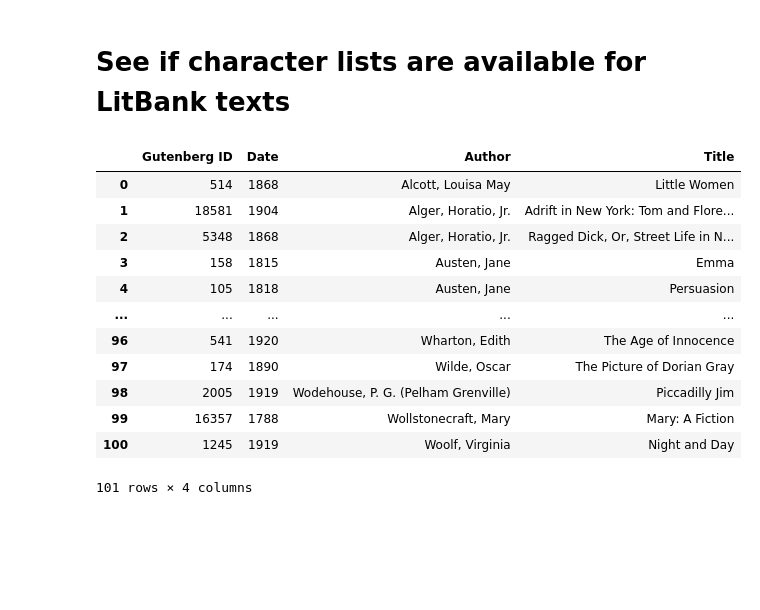
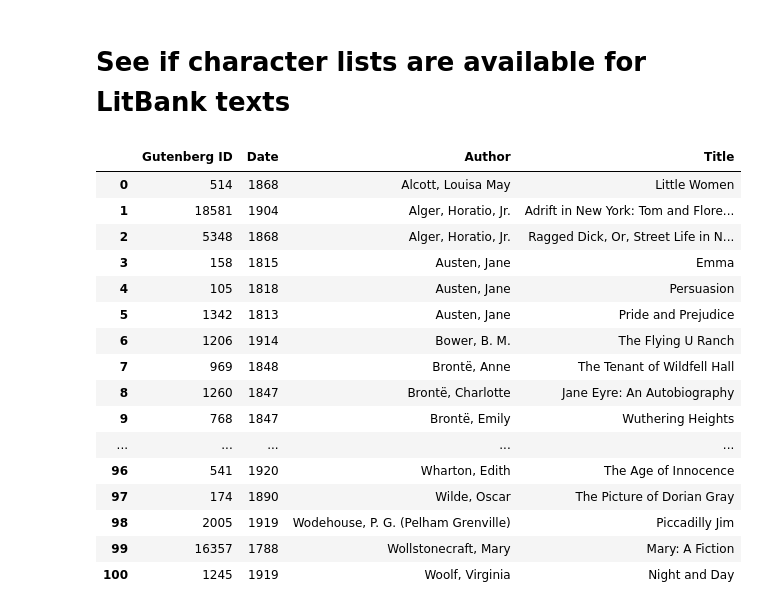
Before and after one commit to michaelmilleryoder/storyq_scripts, a Jupyter notebook: jupyter/litbank.ipynb, the cells around one changed output. Drawn from its saved outputs; the diff is of its cells as text; code cells hidden in the pictures; blank space fills up the shorter version.

Commit message:
litbank exploration

```diff
--- a/jupyter/litbank.ipynb
+++ b/jupyter/litbank.ipynb
@@ -3,21 +3,27 @@
 # %%
 # Build LitBank titles
 import pandas as pd
+pd.set_option('display.max_rows', None)
+pd.set_option('display.max_colwidth', None)
 
 fpath = '/data/storyq/litbank_titles.csv'
-litbank_info = pd.read_csv(fpath, sep='\t+')
-litbank_info
+litbank = pd.read_csv(fpath, sep='\t+')
+litbank
 # %% [output]
 |  | Gutenberg ID | Date | Author | Title |
 | 0 | 514 | 1868 | Alcott, Louisa May | Little Women |
 | 1 | 18581 | 1904 | Alger, Horatio, Jr. | Adrift in New York: Tom and Flore... |
 | 2 | 5348 | 1868 | Alger, Horatio, Jr. | Ragged Dick, Or, Street Life in N... |
 | 3 | 158 | 1815 | Austen, Jane | Emma |
 | 4 | 105 | 1818 | Austen, Jane | Persuasion |
+| 5 | 1342 | 1813 | Austen, Jane | Pride and Prejudice |
+| 6 | 1206 | 1914 | Bower, B. M. | The Flying U Ranch |
+| 7 | 969 | 1848 | Brontë, Anne | The Tenant of Wildfell Hall |
+| 8 | 1260 | 1847 | Brontë, Charlotte | Jane Eyre: An Autobiography |
+| 9 | 768 | 1847 | Brontë, Emily | Wuthering Heights |
 | ... | ... | ... | ... | ... |
 | 96 | 541 | 1920 | Wharton, Edith | The Age of Innocence |
 | 97 | 174 | 1890 | Wilde, Oscar | The Picture of Dorian Gray |
 | 98 | 2005 | 1919 | Wodehouse, P. G. (Pelham Grenville) | Piccadilly Jim |
 | 99 | 16357 | 1788 | Wollstonecraft, Mary | Mary: A Fiction |
 | 100 | 1245 | 1919 | Woolf, Virginia | Night and Day |
-101 rows × 4 columns
```
Also changed, not shown: parts of 5 cells of this notebook.
